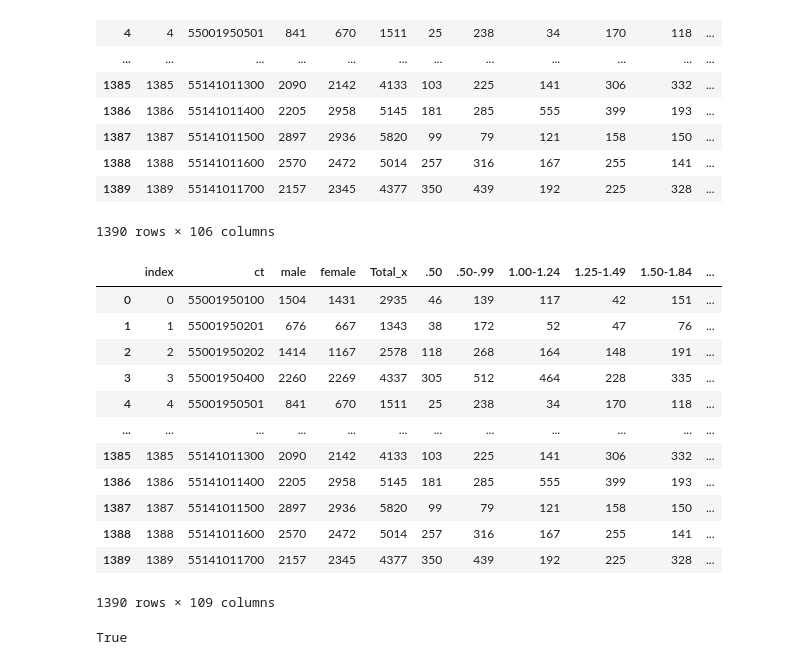
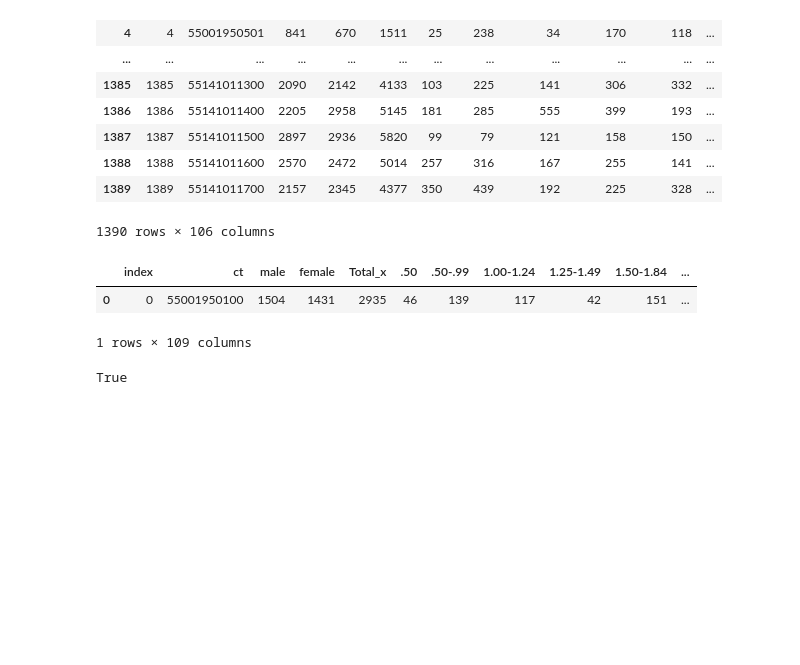
Before and after one commit to ychen884/STICC-GCC, a Jupyter notebook: STICC-part/Test_STICC-Filtered.ipynb, the cells around one changed output. Saved outputs shown, nothing was run; the diff lists cells and outputs as text; code cells hidden in the pictures; blank space fills up the shorter version.

```diff
--- a/STICC-part/Test_STICC-Filtered.ipynb
+++ b/STICC-part/Test_STICC-Filtered.ipynb
@@ -72,23 +72,11 @@ df_joined
 # %%
 
 df_joined = df_joined.join(nearest_pt)
 df_joined.head(1)
-
-df_joined
 # %% [output]
 |  | index | ct | male | female | Total_x | .50 | .50-.99 | 1.00-1.24 | 1.25-1.49 | 1.50-1.84 | ... |
 | 0 | 0 | 55001950100 | 1504 | 1431 | 2935 | 46 | 139 | 117 | 42 | 151 | ... |
-| 1 | 1 | 55001950201 | 676 | 667 | 1343 | 38 | 172 | 52 | 47 | 76 | ... |
-| 2 | 2 | 55001950202 | 1414 | 1167 | 2578 | 118 | 268 | 164 | 148 | 191 | ... |
-| 3 | 3 | 55001950400 | 2260 | 2269 | 4337 | 305 | 512 | 464 | 228 | 335 | ... |
-| 4 | 4 | 55001950501 | 841 | 670 | 1511 | 25 | 238 | 34 | 170 | 118 | ... |
-| ... | ... | ... | ... | ... | ... | ... | ... | ... | ... | ... | ... |
-| 1385 | 1385 | 55141011300 | 2090 | 2142 | 4133 | 103 | 225 | 141 | 306 | 332 | ... |
-| 1386 | 1386 | 55141011400 | 2205 | 2958 | 5145 | 181 | 285 | 555 | 399 | 193 | ... |
-| 1387 | 1387 | 55141011500 | 2897 | 2936 | 5820 | 99 | 79 | 121 | 158 | 150 | ... |
-| 1388 | 1388 | 55141011600 | 2570 | 2472 | 5014 | 257 | 316 | 167 | 255 | 141 | ... |
-| 1389 | 1389 | 55141011700 | 2157 | 2345 | 4377 | 350 | 439 | 192 | 225 | 328 | ... |
-1390 rows × 109 columns
+1 rows × 109 columns
 # %%
 def is_df_sorted(df, colname):
     return pd.Index(df[colname]).is_monotonic
```
Also changed, not shown: parts of 12 cells of this notebook.
